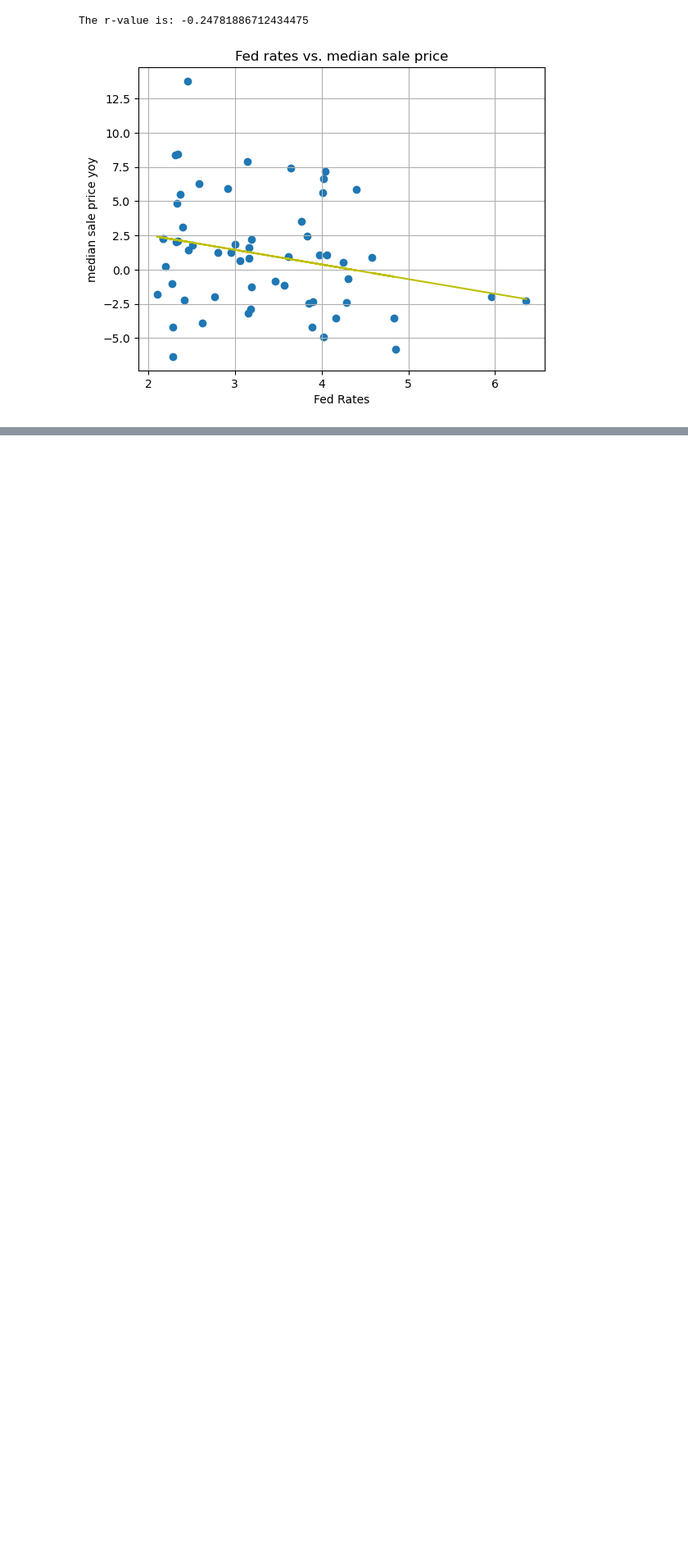
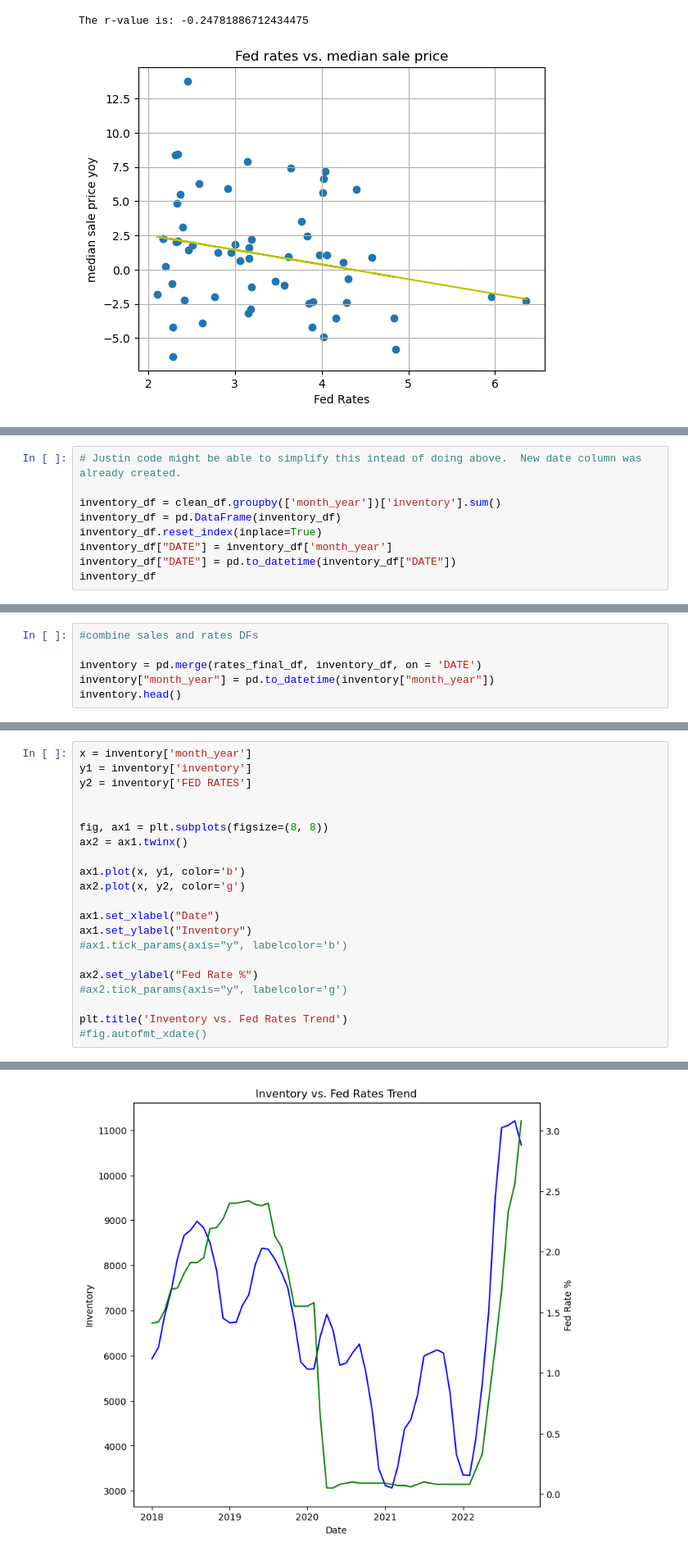
Before and after one commit to zarbin/UTA_Project-1, a Jupyter notebook: sandbox/final_notebook_jb.ipynb, the cells around one changed output, grey strips where cells are left out. Shown at 82% size. Drawn from its saved outputs; the diff is of its cells as text; blank space fills up the shorter version.

```diff
--- a/sandbox/final_notebook_jb.ipynb
+++ b/sandbox/final_notebook_jb.ipynb
@@ -624,0 +636,9 @@ The r-value is: -0.24781886712434475
+# %%
+# Justin code might be able to simplify this intead of doing above.  New date column was already created.
+
+inventory_df = clean_df.groupby(['month_year'])['inventory'].sum()
+inventory_df = pd.DataFrame(inventory_df)
+inventory_df.reset_index(inplace=True)
+inventory_df["DATE"] = inventory_df['month_year']
+inventory_df["DATE"] = pd.to_datetime(inventory_df["DATE"])
+inventory_df
@@ -624,0 +663,6 @@ The r-value is: -0.24781886712434475
+# %%
+#combine sales and rates DFs
+
+inventory = pd.merge(rates_final_df, inventory_df, on = 'DATE')
+inventory["month_year"] = pd.to_datetime(inventory["month_year"])
+inventory.head()
@@ -624,0 +676,22 @@ The r-value is: -0.24781886712434475
+# %%
+x = inventory['month_year']
+y1 = inventory['inventory']
+y2 = inventory['FED RATES']
+
+
+fig, ax1 = plt.subplots(figsize=(8, 8))
+ax2 = ax1.twinx()
+
+ax1.plot(x, y1, color='b')
+ax2.plot(x, y2, color='g')
+
+ax1.set_xlabel("Date")
+ax1.set_ylabel("Inventory")
+#ax1.tick_params(axis="y", labelcolor='b')
+
+ax2.set_ylabel("Fed Rate %")
+#ax2.tick_params(axis="y", labelcolor='g')
+
+plt.title('Inventory vs. Fed Rates Trend')
+#fig.autofmt_xdate()
+# %% [output]
@@ -624,0 +699 @@ The r-value is: -0.24781886712434475
+[figure, added]
```
Also changed, not shown: parts of 12 cells of this notebook.
